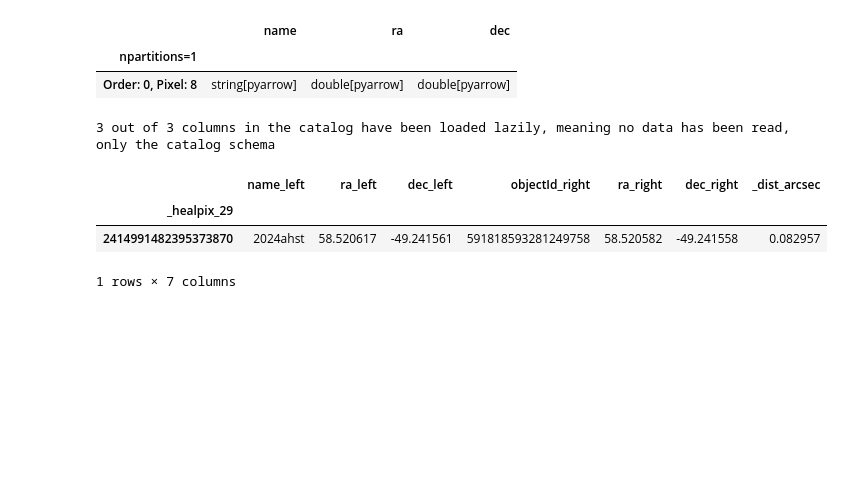
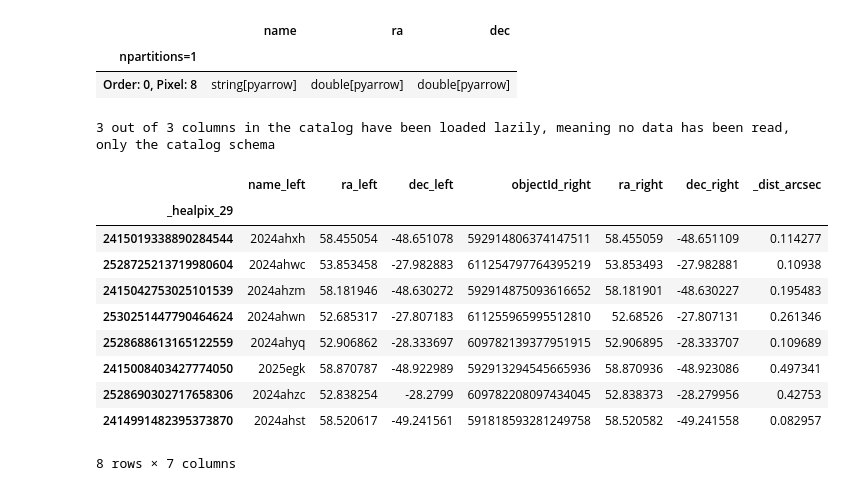
Before and after one commit to lsst-sitcom/notebooks_dia, a Jupyter notebook: ComCamSNe.ipynb, the cells around one changed output. Cells and saved outputs as stored; diff of their text form; code cells hidden in the pictures; blank space fills up the shorter version.

```diff
--- a/ComCamSNe.ipynb
+++ b/ComCamSNe.ipynb
@@ -149,11 +149,20 @@ lsdb Catalog from_lsdb_dataframe:
 | Order: 0, Pixel: 8 | string[pyarrow] | double[pyarrow] | double[pyarrow] |
 3 out of 3 columns in the catalog have been loaded lazily, meaning no data has been read, only the catalog schema
 # %%
-lsdb_obj = lsdb.crossmatch(comcam_sne, combined_Obj_thin, radius_arcsec=0.1)
+lsdb_obj = lsdb.crossmatch(comcam_sne, combined_Obj_thin, radius_arcsec=0.5)
 # %%
-lsdb_obj.compute()
+lsdb_obj_computed = lsdb_obj.compute()
-# %% [output]
-|  | name_left | ra_left | dec_left | objectId_right | ra_right | dec_right | _dist_arcsec |
-| _healpix_29 |  |  |  |  |  |  |  |
-| 2414991482395373870 | 2024ahst | 58.520617 | -49.241561 | 591818593281249758 | 58.520582 | -49.241558 | 0.082957 |
-1 rows × 7 columns
+# %%
+lsdb_obj_computed
+# %% [output]
+|  | name_left | ra_left | dec_left | objectId_right | ra_right | dec_right | _dist_arcsec |
+| _healpix_29 |  |  |  |  |  |  |  |
+| 2415019338890284544 | 2024ahxh | 58.455054 | -48.651078 | 592914806374147511 | 58.455059 | -48.651109 | 0.114277 |
+| 2528725213719980604 | 2024ahwc | 53.853458 | -27.982883 | 611254797764395219 | 53.853493 | -27.982881 | 0.10938 |
+| 2415042753025101539 | 2024ahzm | 58.181946 | -48.630272 | 592914875093616652 | 58.181901 | -48.630227 | 0.195483 |
+| 2530251447790464624 | 2024ahwn | 52.685317 | -27.807183 | 611255965995512810 | 52.68526 | -27.807131 | 0.261346 |
+| 2528688613165122559 | 2024ahyq | 52.906862 | -28.333697 | 609782139377951915 | 52.906895 | -28.333707 | 0.109689 |
+| 2415008403427774050 | 2025egk | 58.870787 | -48.922989 | 592913294545665936 | 58.870936 | -48.923086 | 0.497341 |
+| 2528690302717658306 | 2024ahzc | 52.838254 | -28.2799 | 609782208097434045 | 52.838373 | -28.279956 | 0.42753 |
+| 2414991482395373870 | 2024ahst | 58.520617 | -49.241561 | 591818593281249758 | 58.520582 | -49.241558 | 0.082957 |
+8 rows × 7 columns
```
Also changed, not shown: parts of 8 cells of this notebook.
